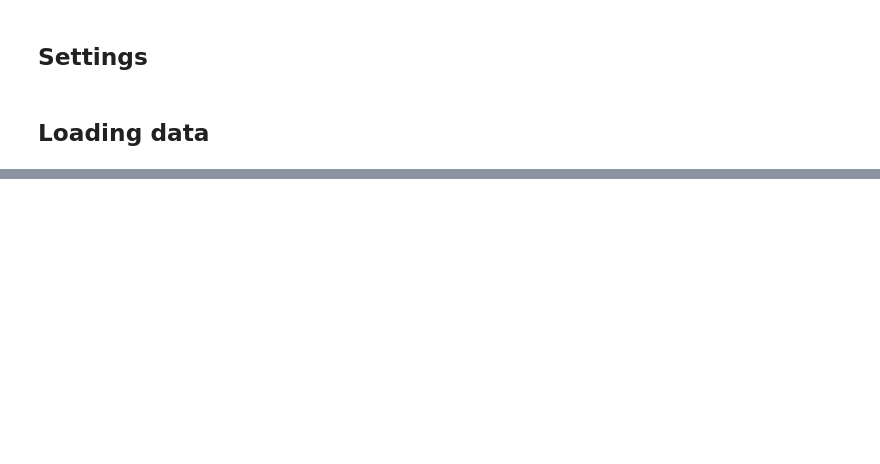
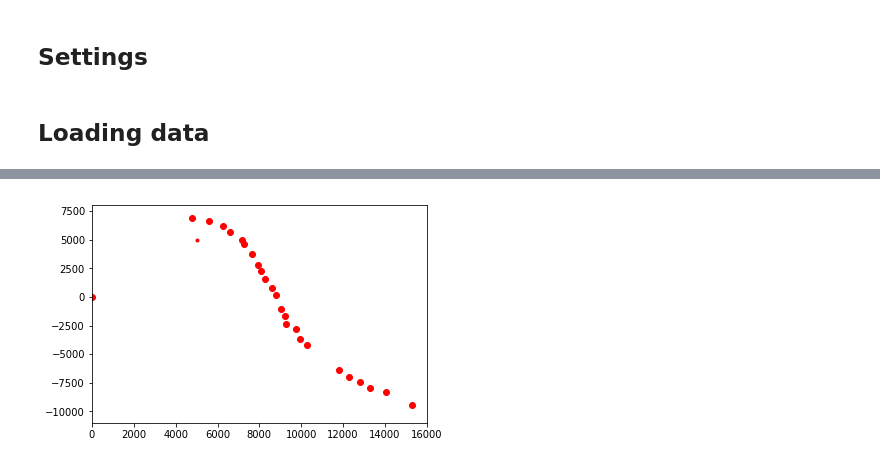
Before and after one commit to fcistern/Pozyx, a Jupyter notebook: notebooks/SubjectAnalysis.ipynb, the cells around one changed output, grey strips where cells are left out. Saved outputs shown, nothing was run; the diff lists cells and outputs as text; code cells hidden in the pictures; blank space fills up the shorter version.

Commit message:
added graphs

```diff
--- a/notebooks/SubjectAnalysis.ipynb
+++ b/notebooks/SubjectAnalysis.ipynb
@@ -206,0 +200,9 @@ participant_return
+# %%
+plt.figure()
+plt.plot(participant_return.x, participant_return.y, '.', color='red', ms=12)
+plt.plot(5000, 5000, 'r.')
+plt.xlim([0,16000])
+plt.ylim([-11000,8000]);
+plt.savefig('FileName.png')
+# %% [output]
+[figure, added]
```
Also changed, not shown: parts of 13 cells of this notebook, 1 other file.
